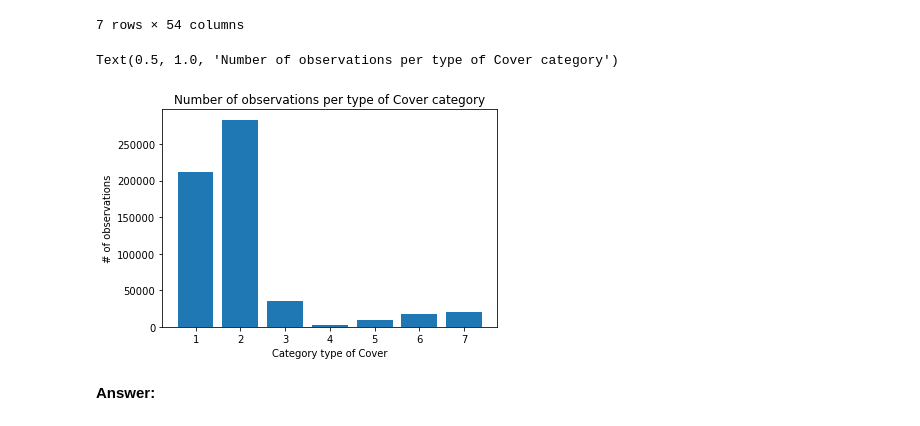
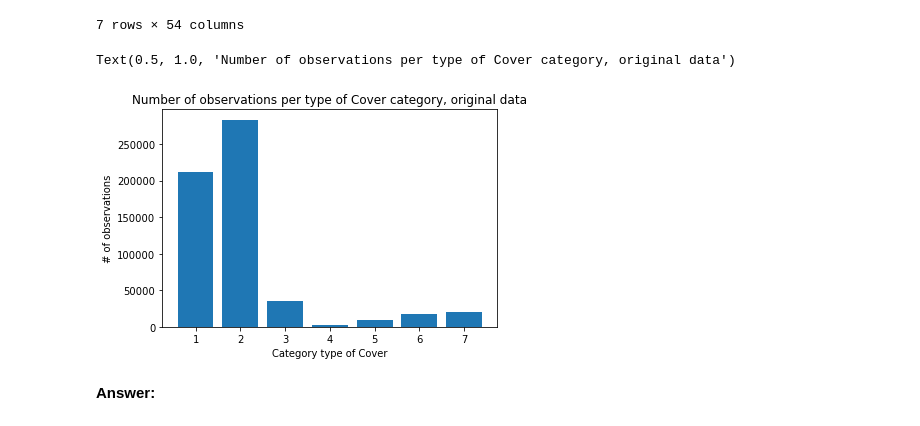
Before and after one commit to CorrelAid/correlaid-machine-learning-spring-school, a Jupyter notebook: notebooks/CorrelAid_ML_winterschool_05.ipynb, the cells around one changed output. Cells and saved outputs as stored; diff of their text form; code cells hidden in the pictures.

```diff
--- a/notebooks/CorrelAid_ML_winterschool_05.ipynb
+++ b/notebooks/CorrelAid_ML_winterschool_05.ipynb
@@ -93,15 +93,16 @@ forest_data.groupby('Cover_Type').count()
 # %%
 # bar plot of observations per cover type category
 x = list(range(1,8))
 y = forest_data.groupby('Cover_Type').count().iloc[:,0]
 
 plt.bar(x, y)
 plt.xlabel('Category type of Cover')
 plt.ylabel('# of observations')
-plt.title('Number of observations per type of Cover category')
+plt.title('Number of observations per type of Cover category, original data')
+plt.show();
 # %% [output]
-Text(0.5, 1.0, 'Number of observations per type of Cover category')
+Text(0.5, 1.0, 'Number of observations per type of Cover category, original data')
-[figure, old version]
+[figure, new version]
 # %% [markdown]
 **Answer:**
 # %% [markdown]
```
Also changed, not shown: parts of 6 cells of this notebook.
